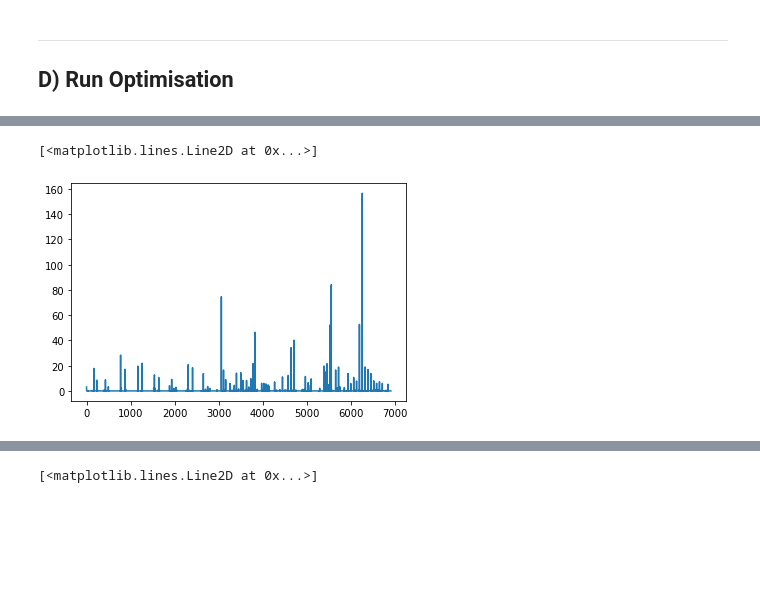
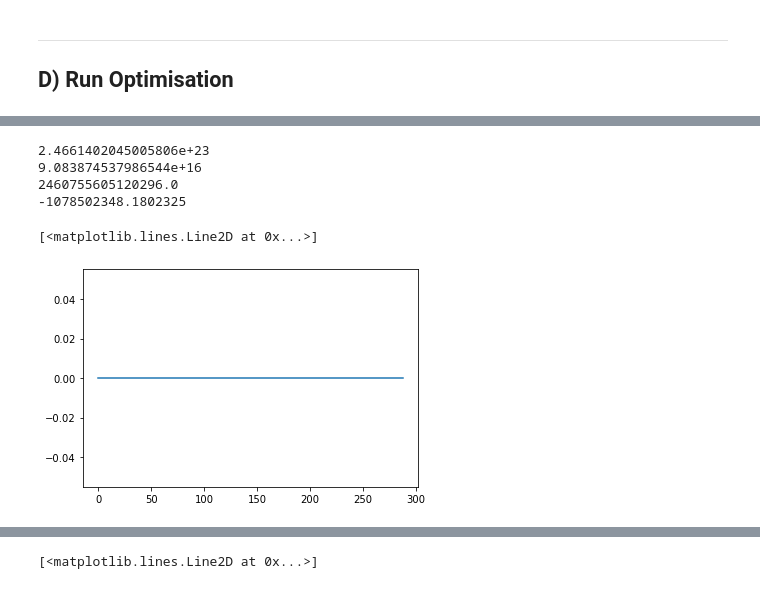
Before and after one commit to taimoorsohail/Min_Max_Transform, a Jupyter notebook: ACCESS_CM2/MTM_ACCESS.ipynb, the cells around one changed output, grey strips where cells are left out. Saved outputs shown, nothing was run; the diff lists cells and outputs as text; code cells hidden in the pictures; blank space fills up the shorter version.

```diff
--- a/ACCESS_CM2/MTM_ACCESS.ipynb
+++ b/ACCESS_CM2/MTM_ACCESS.ipynb
@@ -504,7 +504,7 @@ hard_area = np.stack((area_cons,area_cons), axis=0)
 
 ## Function has form MTM.optimise(tracers=tracers, volumes=volumes, cons_matrix = constraints,
 #                                 trans = [transport,trans_val], Asection = [connected_Asection,threshold], weights=weights, hard_area = hard_area)
-result = MTM.optimise(tracers=tracers, volumes=volumes, cons_matrix = constraints, weights=weights)#, hard_area = hard_area)
+result = MTM.optimise(tracers=tracers, volumes=volumes, cons_matrix = connected, weights=weights)#, hard_area = hard_area)
 
 g_ij = result['g_ij'] ## An [N x N] matrix of transports between WMs
 Mixing = result['Mixing'] ## An [M x N] matrix of dtracer mixing for each WM
@@ -531,5 +663,20 @@ Variable var0: value [ 3.12385841e+00  2.96713196e-03  9.53142426e-03 ... -3.448
+# %%
+hfds_test = Cp*rho*(tracer_adj[:144,:].flatten()*Vmatrix2[:144,:].flatten())
+dhfds_adj = dT_adj*(Cp*rho*V_late.values.flatten()) # units: J
+print(np.nansum(dhfds_adj))
+print(np.nansum(hfds_test))
+
+wfo_test = rho/S0*(-tracer_adj[144:,:].flatten()*Vmatrix2[144:,:].flatten())
+dwfo_adj = -dS_adj*(rho*V_late.values.flatten())/S0 # units: kg
+print(np.nansum(dwfo_adj))
+print(np.nansum(wfo_test))
+# %% [output]
+2.4661402045005806e+23
+9.083874537986544e+16
+2460755605120296.0
+-1078502348.1802325
 # %%
-plt.plot(G)
+plt.plot(tracer_adj@G - volumes_2*tracers_2 + A1@G)
 # %% [output]
 [<matplotlib.lines.Line2D at 0x...>]
-[figure, old version]
+[figure, new version]
```
Also changed, not shown: parts of 15 cells of this notebook.
